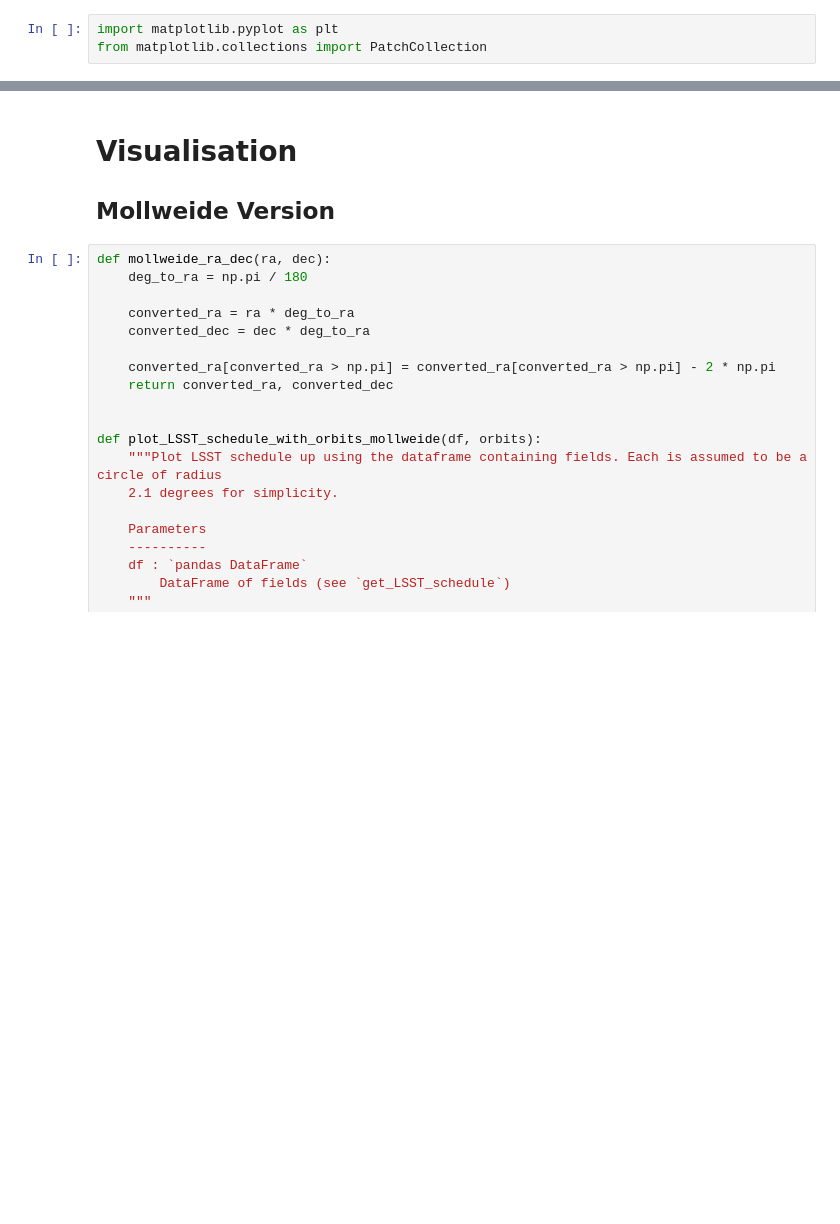
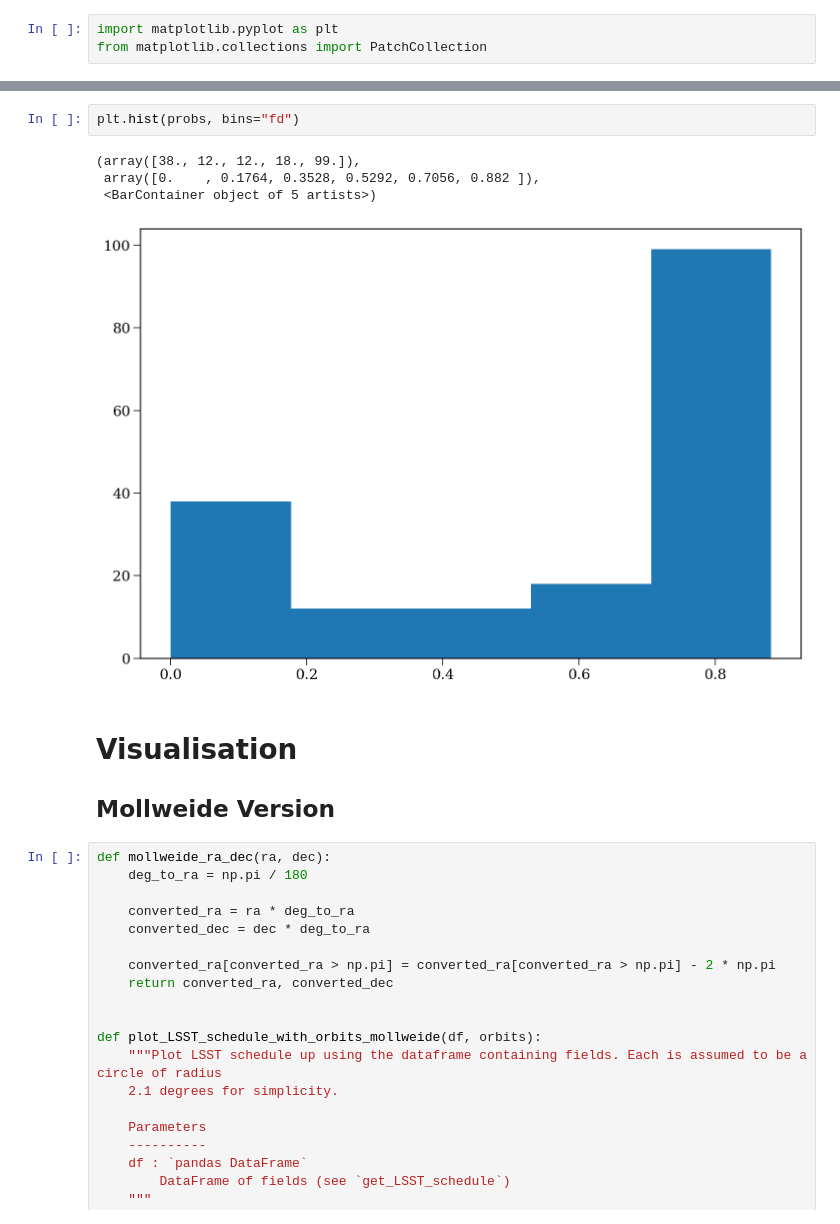
Before and after one commit to dirac-institute/hybrid_sso_catalogue, a Jupyter notebook: lsst_detection_probability/Predict misses.ipynb, the cells around one changed output, grey strips where cells are left out. Drawn from its saved outputs; the diff is of its cells as text; blank space fills up the shorter version.

```diff
--- a/lsst_detection_probability/Predict misses.ipynb
+++ b/lsst_detection_probability/Predict misses.ipynb
@@ -173,3 +329,10 @@ from matplotlib.collections import PatchCollection
+# %%
+plt.hist(probs, bins="fd")
+# %% [output]
+(array([38., 12., 12., 18., 99.]),
+ array([0.    , 0.1764, 0.3528, 0.5292, 0.7056, 0.882 ]),
+ <BarContainer object of 5 artists>)
+[figure, added]
 # %% [markdown]
 # Visualisation
 
```
Also changed, not shown: parts of 13 cells of this notebook, 3 other files.
